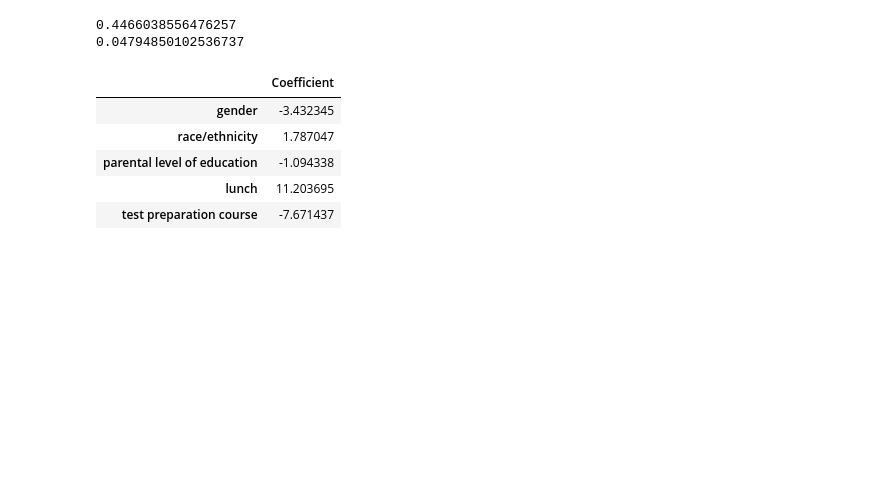
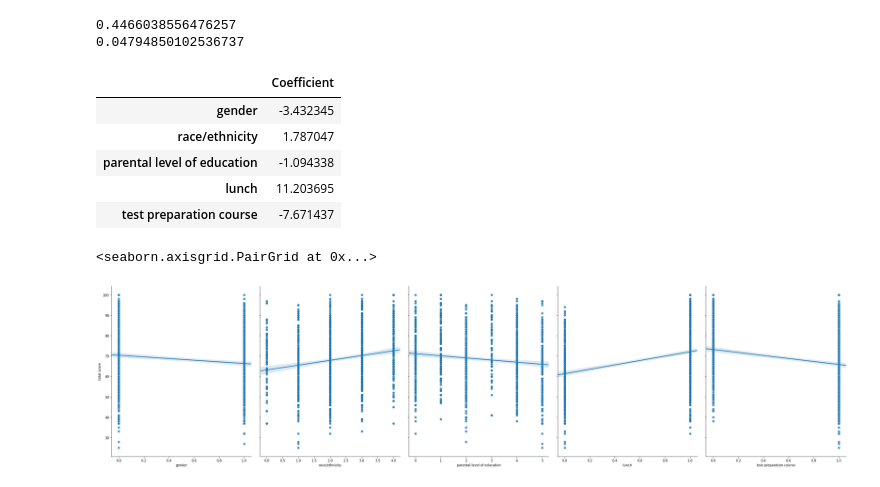
Before and after one commit to kyle1903/cuni_sw_project, a Jupyter notebook: pandas.ipynb, the cells around one changed output. Drawn from its saved outputs; the diff is of its cells as text; code cells hidden in the pictures; blank space fills up the shorter version.

```diff
--- a/pandas.ipynb
+++ b/pandas.ipynb
@@ -804,3 +804,11 @@ coeff_df
 | parental level of education | -1.094338 |
 | lunch | 11.203695 |
 | test preparation course | -7.671437 |
+# %%
+# visualize linear regression ..?
+
+sns.pairplot(data, x_vars=["gender", "race/ethnicity", "parental level of education", "lunch", "test preparation course"],
+             y_vars="total score", size=8, aspect=0.8, kind='reg')
+# %% [output]
+<seaborn.axisgrid.PairGrid at 0x...>
+[figure, added]
```
Also changed, not shown: parts of 16 cells of this notebook.
